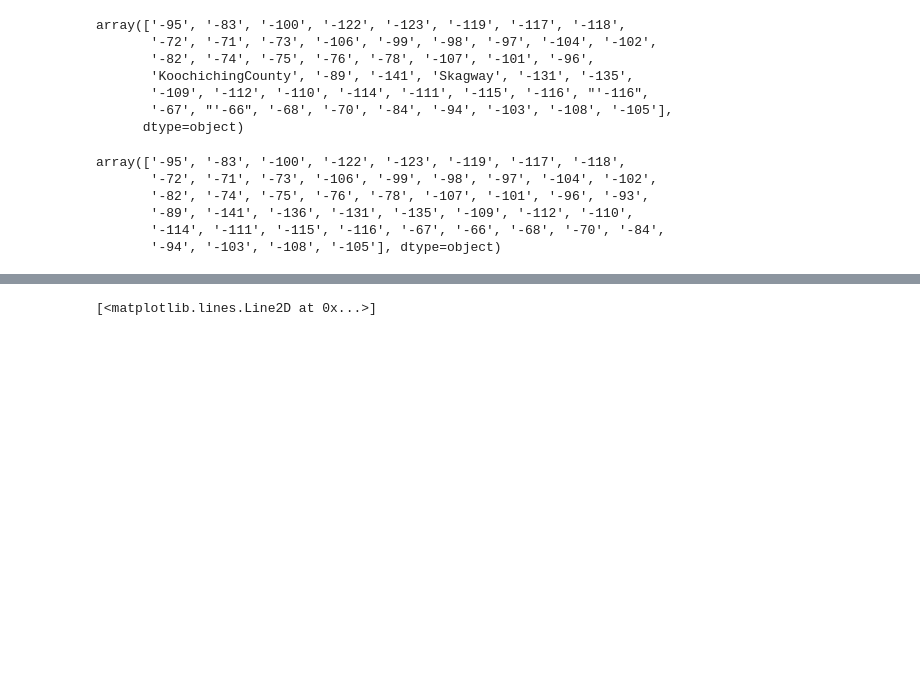
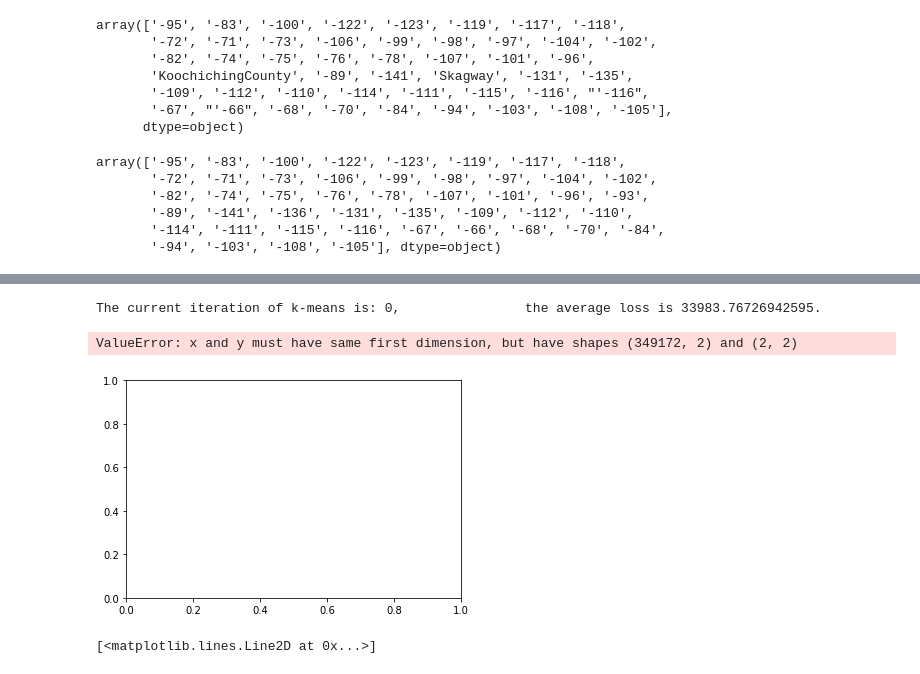
Before and after one commit to rnaua/DMML2019_Team_Swatch, a Jupyter notebook: code/Clustering.ipynb, the cells around one changed output, grey strips where cells are left out. Drawn from its saved outputs; the diff is of its cells as text; code cells hidden in the pictures; blank space fills up the shorter version.

Commit message:
clustering stop

```diff
--- a/code/Clustering.ipynb
+++ b/code/Clustering.ipynb
@@ -142,0 +175,20 @@ dtype: object
+# %%
+def update_kmeans_parameters(data, mu_old):
+    """update the parameter of kmeans
+    return:
+        losses: loss of each data point with shape (num_samples, 1)
+        assignments: assignments vector z with shape (num_samples, 1)
+        mu: mean vector mu with shape (k, num_features)
+    """
+    _, num_features = data.shape
+    num_clusters, _ = mu_old.shape
+    distance_matrix = build_distance_matrix(data, mu_old)
+    losses = np.min(distance_matrix, axis=1)
+    assignments = np.argmin(distance_matrix, axis=1)
+
+    # update the mu
+    mu = np.empty((num_clusters, num_features))
+    for k_th in range(num_clusters):
+        rows = np.where(assignments == k_th)
+        mu[k_th, :] = np.mean(np.squeeze(data[rows, :]), axis=0)
+    return losses, assignments, np.nan_to_num(mu)
@@ -143,3 +219,52 @@ dtype: object
+# %%
+#from helper import build_dir
+import helper
+import plot
+import os
+
+def kmeans(data, k, max_iters, threshold):
+    """run the k-means algorithm."""
+    output_figure = "kmeans_figures/"
+    # initialize the cluster.
+    mu_old = np.array([[5, 80], [3, 90]]) # let's initialize the cluster centers manually
+    #initialize_clusters(data, k)
+    # init some empty lists to store the result.
+    loss_list = []
+
+    # start the kmeans algorithm.
+    for iteration in range(max_iters):
+        # update z and mu
+        losses, assignments, mu = update_kmeans_parameters(data, mu_old)
+
+        # calculate the average loss over all points
+        average_loss = np.mean(losses)
+        loss_list.append(average_loss)
+        print("The current iteration of k-means is: {i}, \
+               the average loss is {l}.".format(i=iteration, l=average_loss))
+        # check converge
+        if iteration > 0 and np.abs(loss_list[-1] - loss_list[-2]) < threshold:
+            break
+        # output plot
+        plt.plot(data, mu, mu_old, output_figure + "kmean_iter{i}".format(i=iteration))
+        # update k-means information.
+        mu_old = mu
+
+# define parameters
+k = 2
+max_iters = 10
+threshold = 1e-5
+output_figure = "kmeans_figures/"
+
+# build figure dir
+#helper.build_dir(output_figure)
+os.mkdir(output_figure)
+
+# run kmeans algorithm
+kmeans(data, k, max_iters, threshold)
+# %% [output]
+The current iteration of k-means is: 0,                the average loss is 33983.76726942595.
+ValueError: x and y must have same first dimension, but have shapes (349172, 2) and (2, 2)
+[figure, added]
 # %%
 np.random.seed(5)
 # %%
```
Also changed, not shown: parts of 9 cells of this notebook.
